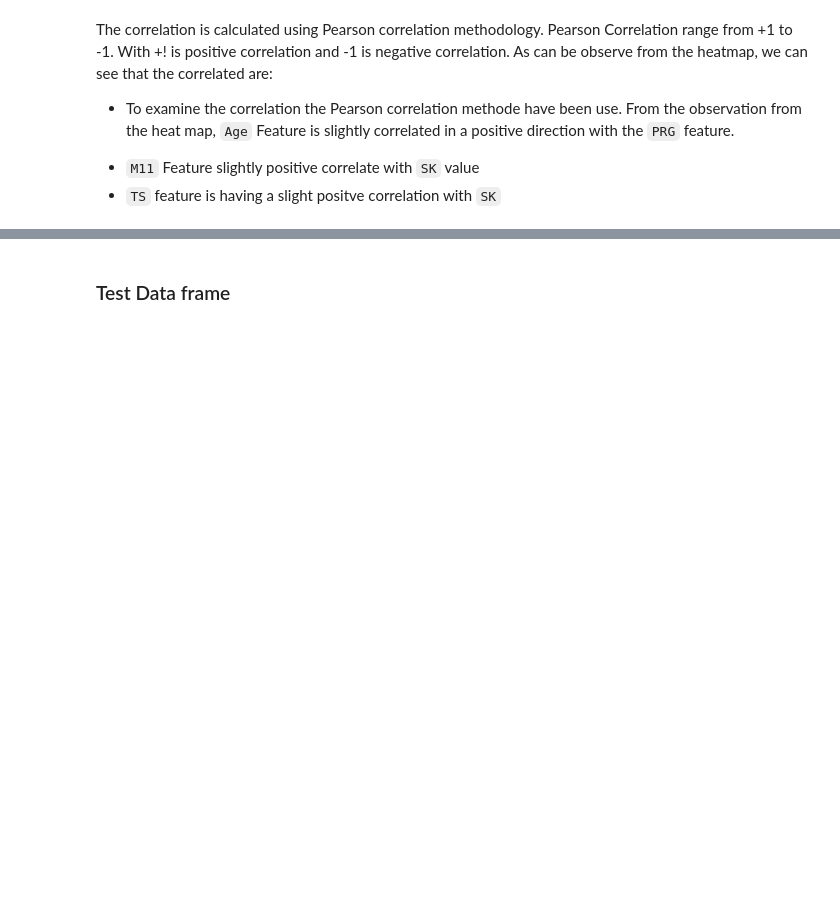
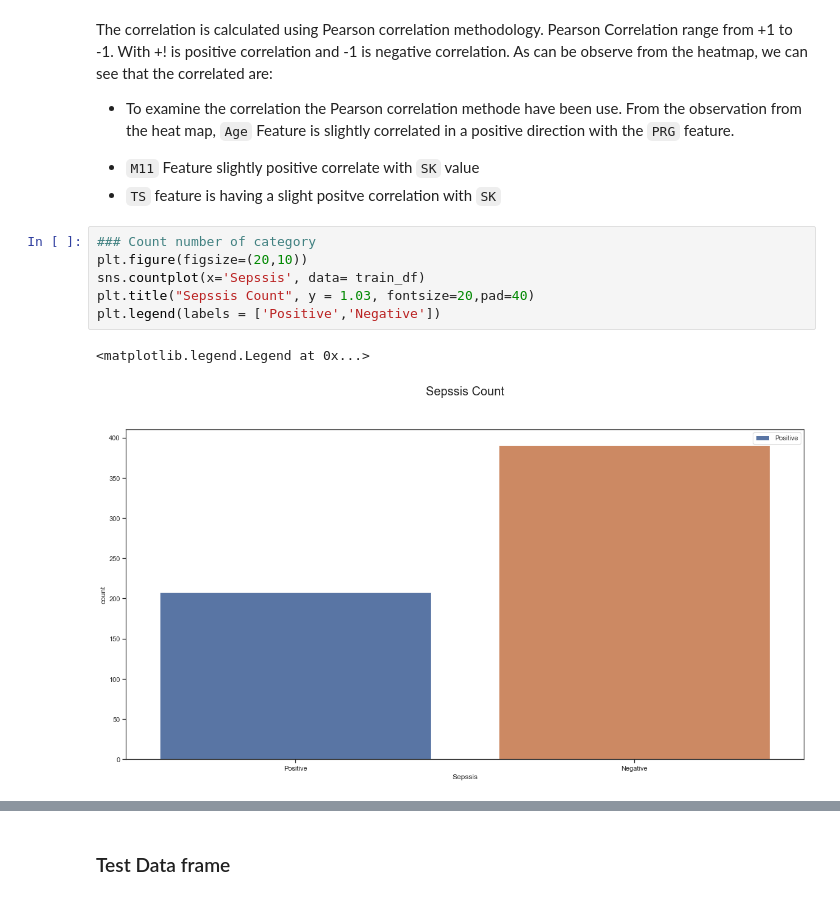
Before and after one commit to nhat117/COSC2753-ASM1, a Jupyter notebook: sepsis_prediction (1).ipynb, the cells around one changed output, grey strips where cells are left out. Cells and saved outputs as stored; diff of their text form; blank space fills up the shorter version.

```diff
--- a/sepsis_prediction (1).ipynb
+++ b/sepsis_prediction (1).ipynb
@@ -503,3 +503,12 @@ As can be observe from the heatmap, we can see that the correlated are:
 * To examine the correlation the Pearson correlation methode have been use. From the observation from the heat map, `Age` Feature is slightly correlated in a positive direction with the `PRG` feature.
 + `M11` Feature slightly positive correlate with `SK` value
 + `TS` feature is having a slight positve correlation with `SK`
+# %%
+### Count number of category
+plt.figure(figsize=(20,10))
+sns.countplot(x='Sepssis', data= train_df)
+plt.title("Sepssis Count", y = 1.03, fontsize=20,pad=40)
+plt.legend(labels = ['Positive','Negative'])
+# %% [output]
+<matplotlib.legend.Legend at 0x...>
+[figure, added]
```
Also changed, not shown: parts of 115 cells of this notebook, 1 other file.
